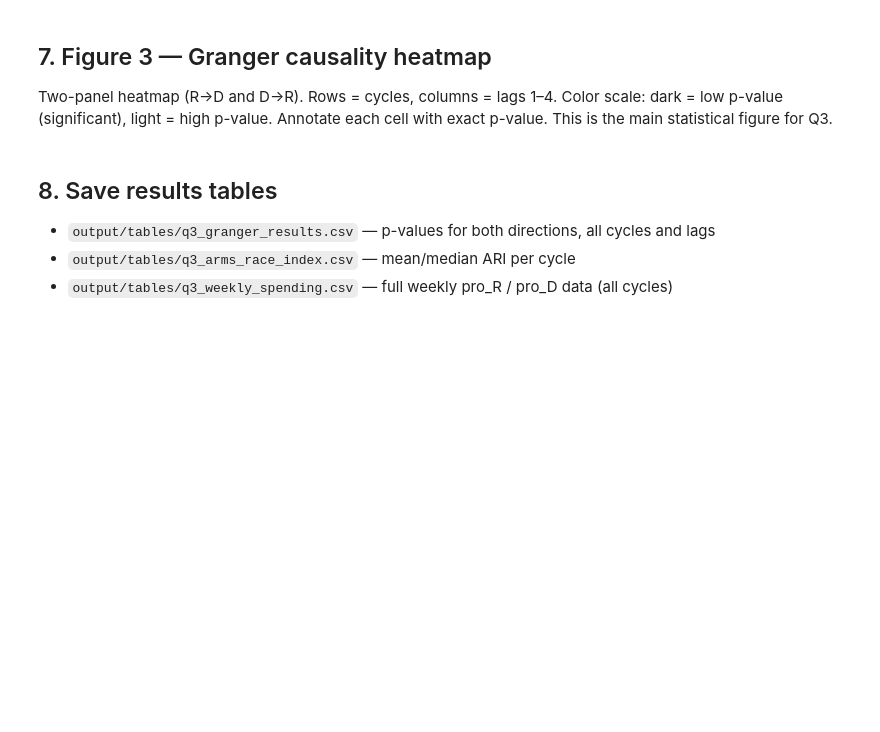
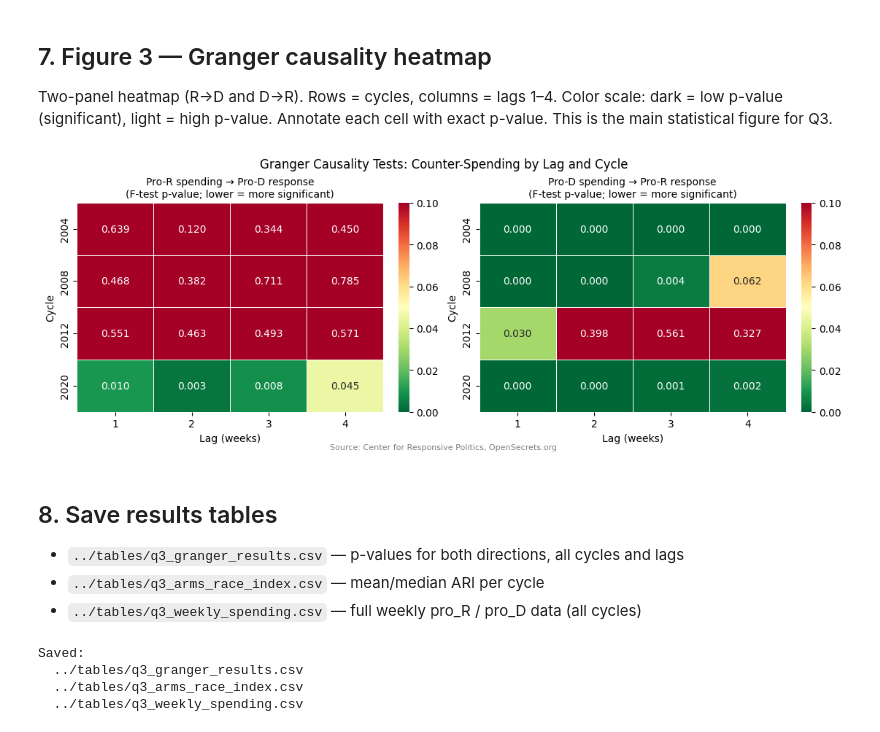
Before and after one commit to schanzb/qss_20_final_proj, a Jupyter notebook: scripts/05_q3.ipynb, the cells around one changed output. Cells and saved outputs as stored; diff of their text form; code cells hidden in the pictures; blank space fills up the shorter version.

```diff
--- a/scripts/05_q3.ipynb
+++ b/scripts/05_q3.ipynb
@@ -70,9 +293,56 @@ Two-panel heatmap (R→D and D→R). Rows = cycles, columns = lags 1–4.
 Color scale: dark = low p-value (significant), light = high p-value.
 Annotate each cell with exact p-value.
 This is the main statistical figure for Q3.
+# %%
+fig, (ax1, ax2) = plt.subplots(1, 2, figsize=(11, 4), constrained_layout=True) # create a 1x2 grid of subplots for the Granger causality heatmaps, with constrained layout
+
+sns.heatmap(granger_RtoD.round(3), annot=True, fmt='.3f',
+            vmin=0, vmax=0.1, cmap='RdYlGn_r', linewidths=0.5, ax=ax1) # plot heatmap of p-values for pro_R → pro_D Granger causality tests, with annotations, a color range from 0 to 0.1, a red-yellow-green colormap reversed (so lower p-values are greener), and thin lines between cells
+ax1.set_title('Pro-R spending → Pro-D response\n(F-test p-value; lower = more significant)',
+              fontsize=10) # set the title of the first subplot to "Pro-R spending → Pro-D response" with a subtitle about the F-test p-values and significance
+ax1.set_xlabel('Lag (weeks)') # set the x-axis label of the first subplot to "Lag (weeks)"
+
+sns.heatmap(granger_DtoR.round(3), annot=True, fmt='.3f',
+            vmin=0, vmax=0.1, cmap='RdYlGn_r', linewidths=0.5, ax=ax2) # plot heatmap of p-values for pro_D → pro_R Granger causality tests, with annotations, a color range from 0 to 0.1, a red-yellow-green colormap reversed (so lower p-values are greener), and thin lines between cells
+ax2.set_title('Pro-D spending → Pro-R response\n(F-test p-value; lower = more significant)',
+              fontsize=10) # set the title of the second subplot to "Pro-D spending → Pro-R response" with a subtitle about the F-test p-values and significance
+ax2.set_xlabel('Lag (weeks)') # set the x-axis label of the second subplot to "Lag (weeks)"
+
+fig.suptitle('Granger Causality Tests: Counter-Spending by Lag and Cycle', fontsize=12) # set the overall title of the figure to "Granger Causality Tests: Counter-Spending by Lag and Cycle"
+fig.text(0.5, -0.01, SOURCE, ha='center', fontsize=8, color='gray') # add a source note below the figure with the text from the SOURCE variable, centered, in a smaller font size and gray color
+plt.savefig('../figures/q3_fig3_granger_heatmap.pdf', dpi=150, bbox_inches='tight') # save the figure as a PDF in the ../figures directory with a descriptive filename, 150 dpi resolution, and tight bounding box
+plt.show()
+# %% [output]
+[figure, added]
 # %% [markdown]
 ## 8. Save results tables
 
-- `output/tables/q3_granger_results.csv` — p-values for both directions, all cycles and lags
-- `output/tables/q3_arms_race_index.csv` — mean/median ARI per cycle
-- `output/tables/q3_weekly_spending.csv` — full weekly pro_R / pro_D data (all cycles)
+- `../tables/q3_granger_results.csv` — p-values for both directions, all cycles and lags
+- `../tables/q3_arms_race_index.csv` — mean/median ARI per cycle
+- `../tables/q3_weekly_spending.csv` — full weekly pro_R / pro_D data (all cycles)
+# %%
+# Granger results — tidy format (both directions)
+granger_tidy = pd.concat([
+    granger_RtoD.stack().rename('p_value').reset_index().assign(direction='R→D'),
+    granger_DtoR.stack().rename('p_value').reset_index().assign(direction='D→R'),
+], ignore_index=True) # convert the wide-format Granger causality results DataFrames into a tidy format with columns for cycle, lag, p-value, and direction of causality
+granger_tidy.to_csv('../tables/q3_granger_results.csv', index=False) # save the tidy Granger causality results to a CSV file in the ../tables directory with a descriptive filename and no index
+
+# ARI summary — one row per cycle
+ari_summary.reset_index().to_csv('../tables/q3_arms_race_index.csv', index=False) # save the ARI summary statistics (mean and median ARI by cycle) to a CSV file in the ../tables directory with a descriptive filename and no index
+
+# Weekly spending — all cycles combined
+weekly_all = pd.concat(
+    [cycles_weekly[c].assign(Cycle=c) for c in CYCLES],
+    ignore_index=True
+) # combine the weekly spending data for all cycles into a single DataFrame with an additional column for the cycle number, and reset the index
+weekly_all.to_csv('../tables/q3_weekly_spending.csv', index=False) # save the combined weekly spending data to a CSV file in the ../tables directory with a descriptive filename and no index
+
+print("Saved:")
+for f in ['q3_granger_results.csv', 'q3_arms_race_index.csv', 'q3_weekly_spending.csv']:
+    print(f"  ../tables/{f}")
+# %% [output]
+Saved:
+  ../tables/q3_granger_results.csv
+  ../tables/q3_arms_race_index.csv
+  ../tables/q3_weekly_spending.csv
```
Also changed, not shown: parts of 7 cells of this notebook, 8 other files.
